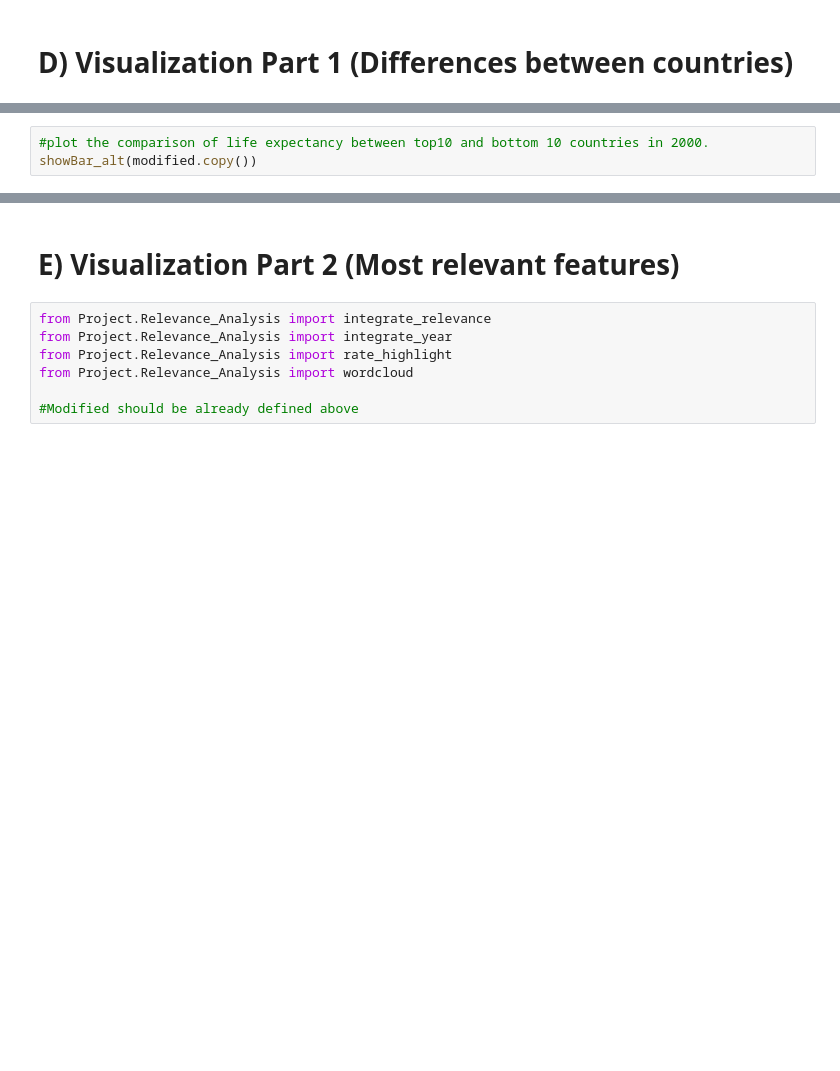
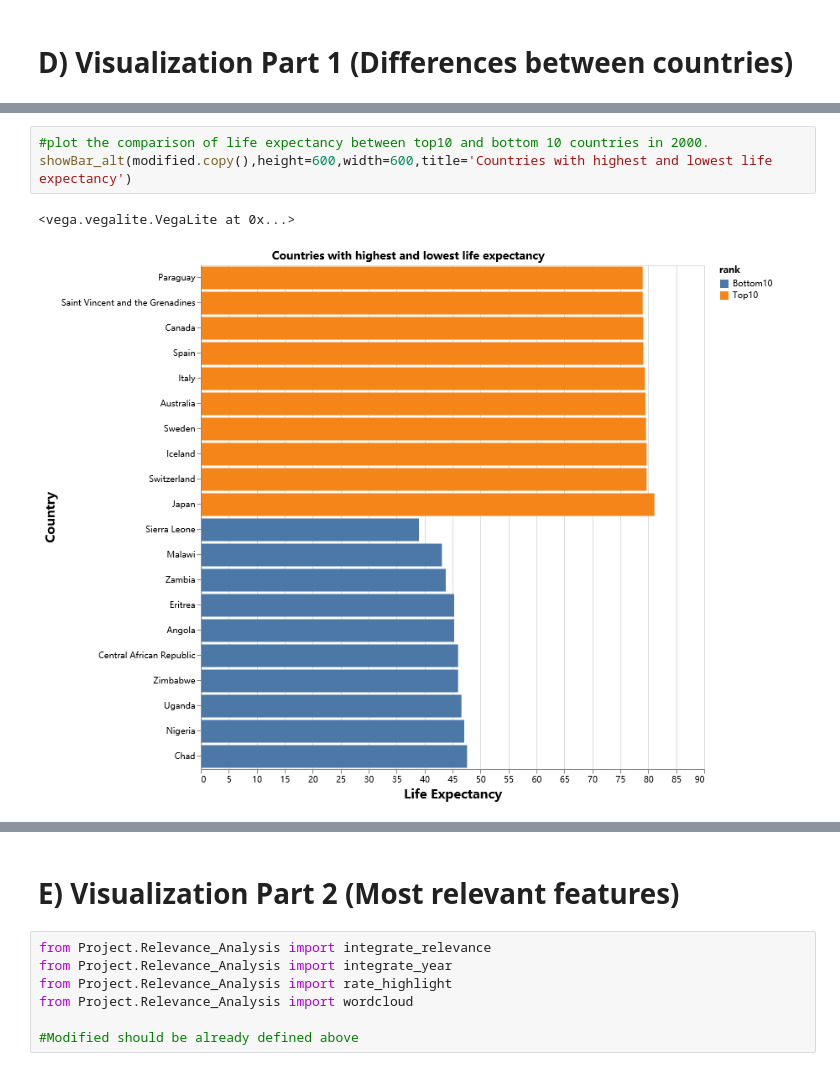
Before and after one commit to forgomania/ECE143-Life-expectancy, a Jupyter notebook: main.ipynb, the cells around one changed output, grey strips where cells are left out. Cells and saved outputs as stored; diff of their text form; blank space fills up the shorter version.

```diff
--- a/main.ipynb
+++ b/main.ipynb
@@ -89,3 +166,6 @@ showScatter(modified.copy(),'GDP',' BMI ')
 # %%
 #plot the comparison of life expectancy between top10 and bottom 10 countries in 2000.
-showBar_alt(modified.copy())
+showBar_alt(modified.copy(),height=600,width=600,title='Countries with highest and lowest life expectancy')
+# %% [output]
+<vega.vegalite.VegaLite at 0x...>
+[figure, added]
```
Also changed, not shown: parts of 15 cells of this notebook, 2 other files.
